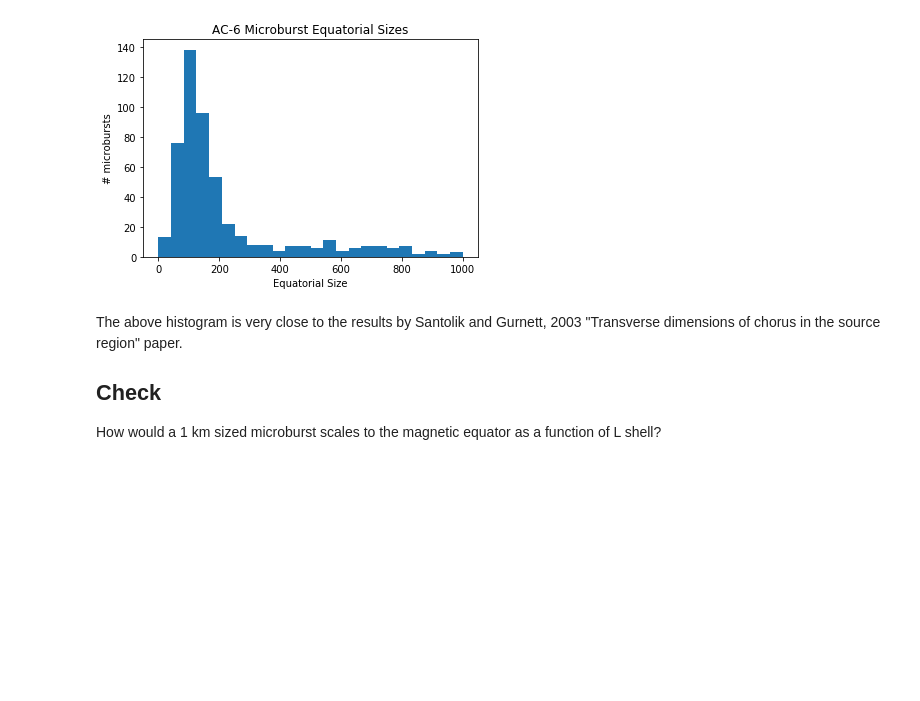
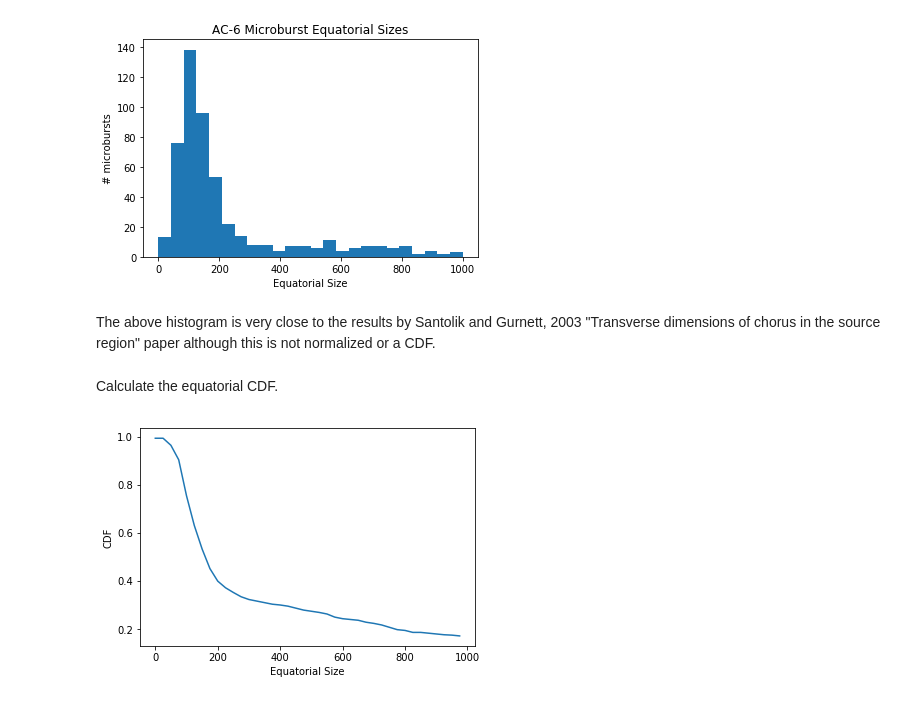
Before and after one commit to mshumko/ac6_microburst_scale_sizes, a Jupyter notebook: stats/microburst_cdf_equator.ipynb, the cells around one changed output. Drawn from its saved outputs; the diff is of its cells as text; code cells hidden in the pictures; blank space fills up the shorter version.

Commit message:
Calculated the CDF distribution.

```diff
--- a/stats/microburst_cdf_equator.ipynb
+++ b/stats/microburst_cdf_equator.ipynb
@@ -61,7 +61,16 @@ plt.ylabel('# microbursts'); plt.xlabel('Equatorial Size'); plt.title('AC-6 Micr
 # %% [output]
 [figure]
 # %% [markdown]
-The above histogram is very close to the results by Santolik and Gurnett, 2003 "Transverse dimensions of chorus in the source region" paper.
-
-## Check
-How would a 1 km sized microburst scales to the magnetic equator as a function of L shell?
+The above histogram is very close to the results by Santolik and Gurnett, 2003 "Transverse dimensions of chorus in the source region" paper although this is not normalized or a CDF.
+# %% [markdown]
+Calculate the equatorial CDF.
+# %%
+bin_width = 25
+bins = np.arange(0, 1000, bin_width)
+total_detections = d_equator.shape[0]
+cdf = np.array([len(np.where(d_equator > d)[0])/total_detections for d in bins])
+pdf = (cdf[:-1] - cdf[1:])/bin_width
+# %%
+plt.plot(bins, cdf); plt.xlabel('Equatorial Size'); plt.ylabel('CDF');
+# %% [output]
+[figure, added]
```
Also changed, not shown: parts of 4 cells of this notebook.
